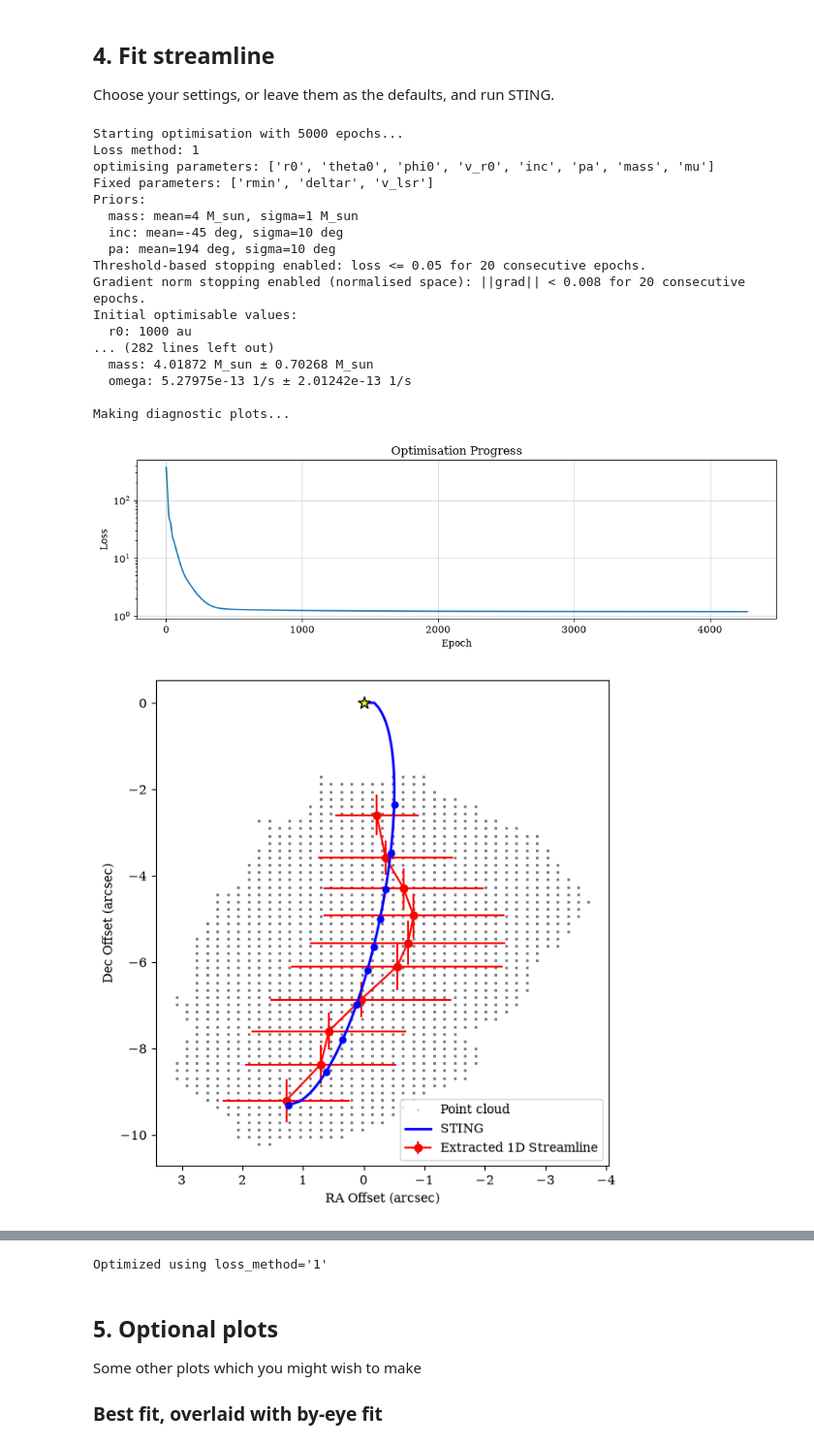
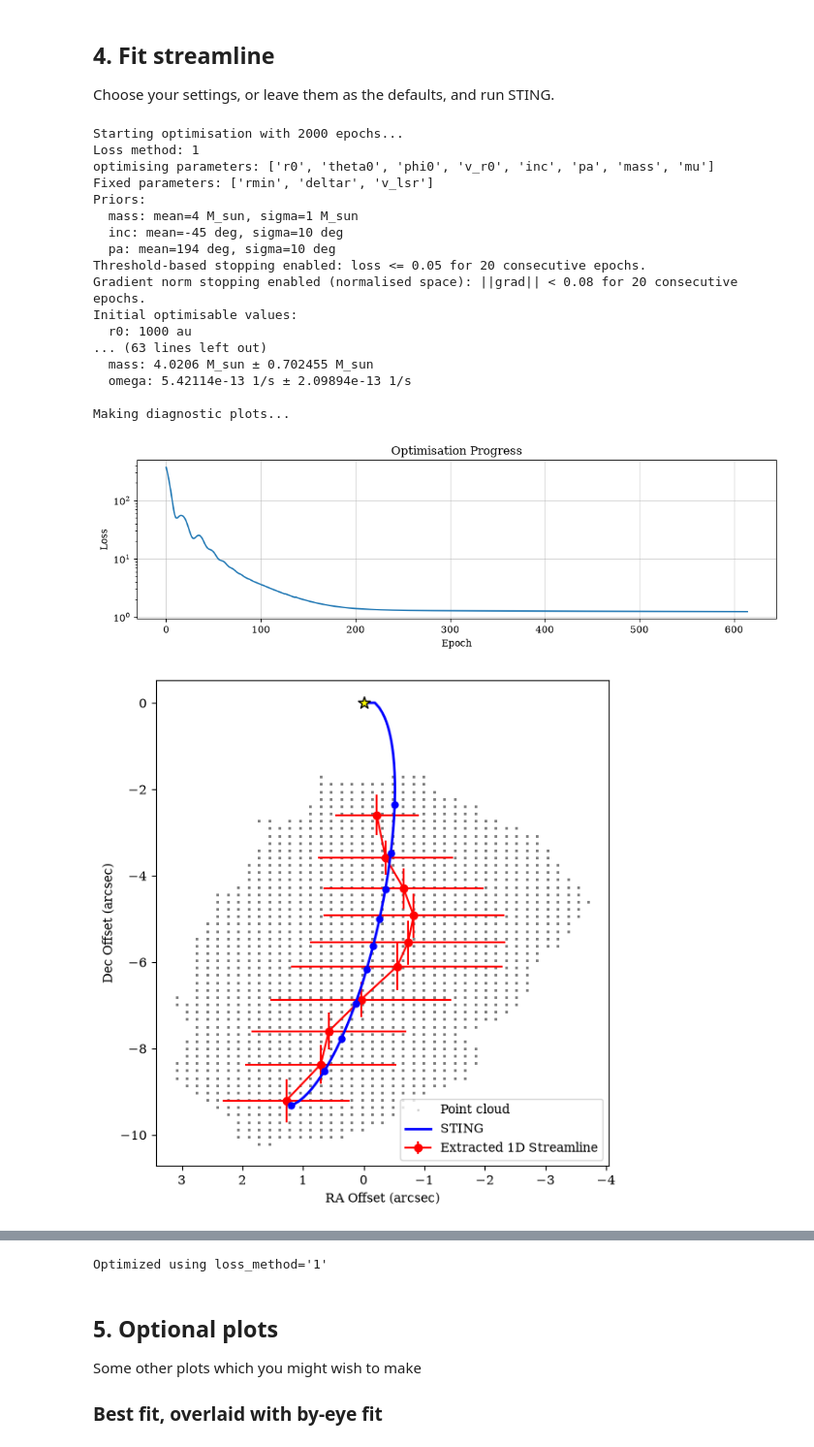
Before and after one commit to Lauren4476/sting, a Jupyter notebook: examples/sting_example_run.ipynb, the cells around one changed output, grey strips where cells are left out. Shown at 97% size. Cells and saved outputs as stored; diff of their text form; code cells hidden in the pictures.

```diff
--- a/examples/sting_example_run.ipynb
+++ b/examples/sting_example_run.ipynb
@@ -144,11 +144,11 @@ param_priors = {
 Choose your settings, or leave them as the defaults, and run STING.
 # %%
 
-n_epochs = 5000
+n_epochs = 2000
 info_every = 50 # Prints optimization info every n epochs
-learning_rate = 0.005 # Single learning rate applied to all normalized optimization parameters.
+learning_rate = 0.01 # Single learning rate applied to all normalized optimization parameters.
 # Higher learning rates can lead to faster convergence, but may also cause instability. Adjust as needed
-gradient_tol = 1e-3 * len(initial_opt_params) # gradient tolerance scaled by number of parameters
+gradient_tol = 1e-2 * len(initial_opt_params) # gradient tolerance scaled by number of parameters
 
 result = gradient_descent.fit_streamline(
     initial_opt_params,
@@ -158,38 +158,38 @@ result = gradient_descent.fit_streamline(
     learning_rate=learning_rate,
     param_bounds=param_bounds,
     n_epochs=n_epochs,
     info_every=info_every,
     loss_threshold=0.05,
     loss_threshold_epochs=20,
     gradient_tol=gradient_tol,
     gradient_tol_epochs=20,
     early_stopping_patience=210,
     loss_method=loss_method,
     priors=param_priors,
     save_folder=save_folder,
     v_lsr=v_lsr,
     show_plots=True,
  )
 
 print(f"Optimized using loss_method='{loss_method}'")
 # %% [output]
-Starting optimisation with 5000 epochs...
+Starting optimisation with 2000 epochs...
 Loss method: 1
 optimising parameters: ['r0', 'theta0', 'phi0', 'v_r0', 'inc', 'pa', 'mass', 'mu']
 Fixed parameters: ['rmin', 'deltar', 'v_lsr']
 Priors:
   mass: mean=4 M_sun, sigma=1 M_sun
   inc: mean=-45 deg, sigma=10 deg
   pa: mean=194 deg, sigma=10 deg
 Threshold-based stopping enabled: loss <= 0.05 for 20 consecutive epochs.
-Gradient norm stopping enabled (normalised space): ||grad|| < 0.008 for 20 consecutive epochs.
+Gradient norm stopping enabled (normalised space): ||grad|| < 0.08 for 20 consecutive epochs.
 Initial optimisable values:
   r0: 1000 au
-... (282 lines left out)
-  mass: 4.01872 M_sun ± 0.70268 M_sun
-  omega: 5.27975e-13 1/s ± 2.01242e-13 1/s
+... (63 lines left out)
+  mass: 4.0206 M_sun ± 0.702455 M_sun
+  omega: 5.42114e-13 1/s ± 2.09894e-13 1/s
 
 Making diagnostic plots...
-[figure, old version]
+[figure, new version]
-[figure, old version]
+[figure, new version]
 [figure]
```
Also changed, not shown: parts of 8 cells of this notebook, 1 other file.
